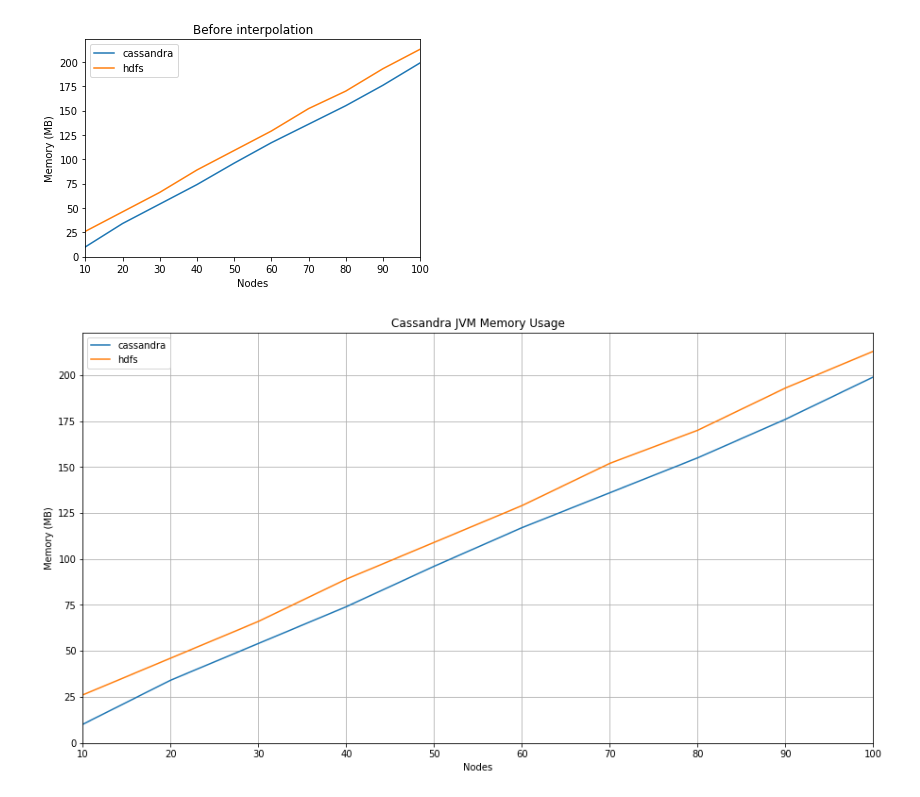
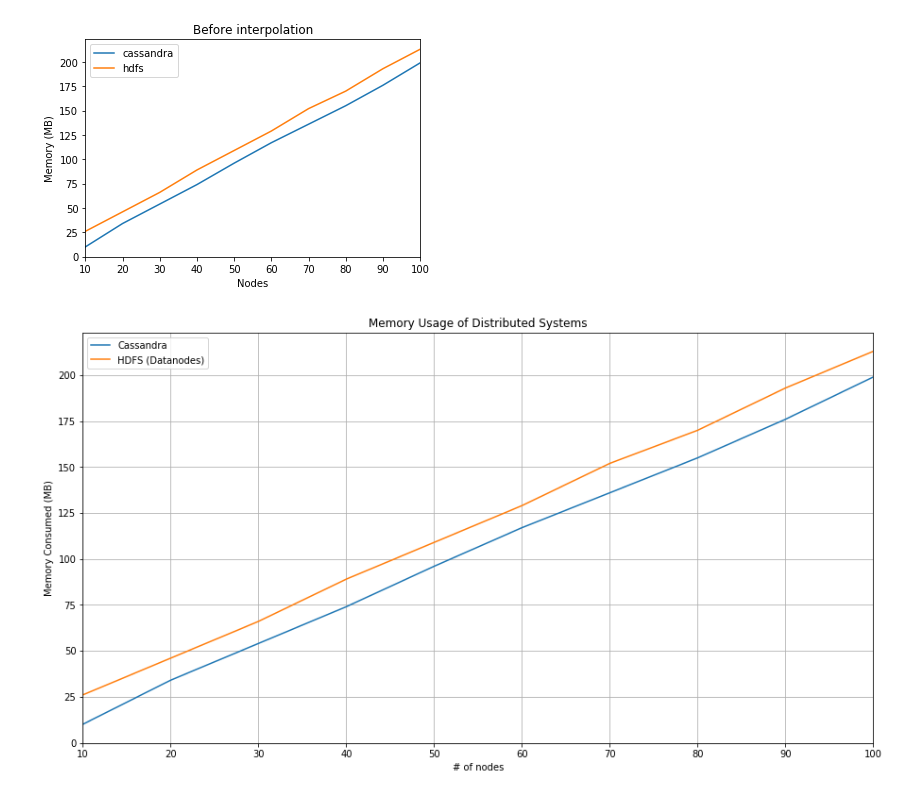
Before and after one commit to rayandrew/ucare-research, a Jupyter notebook: visualization/Visualization.ipynb, the cells around one changed output. Saved outputs shown, nothing was run; the diff lists cells and outputs as text; code cells hidden in the pictures.

Commit message:
[FIX] visualization legends

```diff
--- a/visualization/Visualization.ipynb
+++ b/visualization/Visualization.ipynb
@@ -15,6 +15,7 @@ from scipy.interpolate import interp1d
 import numpy as np
 # %%
 distributed_systems = ['cassandra', 'hdfs']
+custom_distributed_systems_name = ['Cassandra', 'HDFS (Datanodes)']
 # %%
 df = pd.read_csv('./data.csv')
 df = df.set_index('nodes')
@@ -51,14 +52,14 @@ new_index = np.arange(10, 110, 10)
 # df_int['memory'] = f(new_index)
 
 for i in range(len(distributed_systems)):
-    df_int[distributed_systems[i]] = f[i](new_index)
+    df_int[custom_distributed_systems_name[i]] = f[i](new_index)
 
 df_int.index = new_index
 # %%
 ax2 = df_int.plot.line(figsize=(15,8), grid=True)
-ax2.set_title('Cassandra JVM Memory Usage')
-ax2.set_xlabel("Nodes")
-ax2.set_ylabel("Memory (MB)")
+ax2.set_title('Memory Usage of Distributed Systems')
+ax2.set_xlabel("# of nodes")
+ax2.set_ylabel("Memory Consumed (MB)")
 plt.savefig('plot.png')
 # %% [output]
-[figure, old version]
+[figure, new version]
```
Also changed, not shown: 1 other file.
